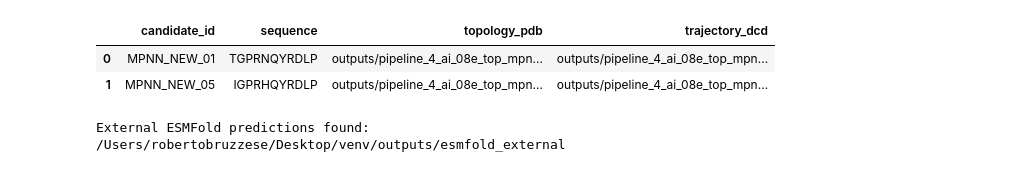
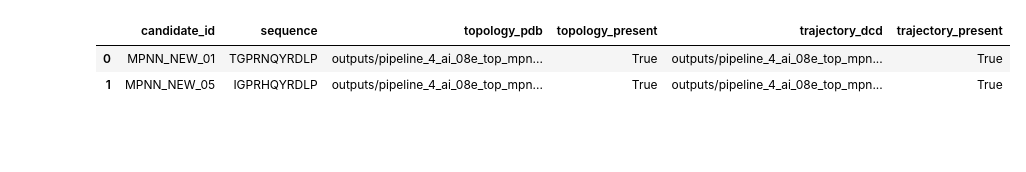
Before and after one commit to robertobruzzese/PEARL, a Jupyter notebook: pipeline_4_protein_language_model_design/08g_ESMFold_Structural_Validation.ipynb, the cells around one changed output. Drawn from its saved outputs; the diff is of its cells as text; code cells hidden in the pictures; blank space fills up the shorter version.

```diff
--- a/pipeline_4_protein_language_model_design/08g_ESMFold_Structural_Validation.ipynb
+++ b/pipeline_4_protein_language_model_design/08g_ESMFold_Structural_Validation.ipynb
@@ -115,23 +163,32 @@ Candidates and sequences are extracted from 08f source. The expected 08e topolog
 # %%
-MD_ROOT=Path("outputs/pipeline_4_ai_08e_top_mpnn_md/production_1ns")
-rows=[]
+MD_ROOT = Path("outputs/pipeline_4_ai_08e_top_mpnn_md/production_1ns")
+traceability_rows = []
+
 for cid in TARGET_CANDIDATES:
- t=MD_ROOT/cid/"trajectory"; tops=[t/f"{cid}_protein_MDA_topology.pdb",t/f"{cid}_protein_topology.pdb"]; dcds=[t/f"{cid}_production_protein.dcd",t/f"{cid}_production_full.dcd"]
- rows.append({"candidate_id":cid,"sequence":CANDIDATE_SEQUENCES[cid],"topology_pdb":str(next((x for x in tops if x.exists()),'')),"trajectory_dcd":str(next((x for x in dcds if x.exists()),''))})
-input_df=pd.DataFrame(rows); display(input_df)
+    trajectory_dir = MD_ROOT / cid / "trajectory"
+    topology_candidates = [
+        trajectory_dir / f"{cid}_protein_MDA_topology.pdb",
+        trajectory_dir / f"{cid}_protein_topology.pdb",
+    ]
+    trajectory_candidates = [
+        trajectory_dir / f"{cid}_production_protein.dcd",
+        trajectory_dir / f"{cid}_production_full.dcd",
+    ]
+    topology = next((p for p in topology_candidates if p.exists()), None)
+    trajectory = next((p for p in trajectory_candidates if p.exists()), None)
+    traceability_rows.append({
+        "candidate_id": cid,
+        "sequence": CANDIDATE_SEQUENCES[cid],
+        "topology_pdb": str(topology) if topology else None,
+        "topology_present": topology is not None,
+        "trajectory_dcd": str(trajectory) if trajectory else None,
+        "trajectory_present": trajectory is not None,
+    })
+
+input_df = pd.DataFrame(traceability_rows)
+input_df.to_csv(TABLE_DIR / "08g_input_traceability.csv", index=False)
+display(input_df)
 # %% [output]
-|  | candidate_id | sequence | topology_pdb | trajectory_dcd |
-| 0 | MPNN_NEW_01 | TGPRNQYRDLP | outputs/pipeline_4_ai_08e_top_mpn... | outputs/pipeline_4_ai_08e_top_mpn... |
-| 1 | MPNN_NEW_05 | IGPRHQYRDLP | outputs/pipeline_4_ai_08e_top_mpn... | outputs/pipeline_4_ai_08e_top_mpn... |
+|  | candidate_id | sequence | topology_pdb | topology_present | trajectory_dcd | trajectory_present |
+| 0 | MPNN_NEW_01 | TGPRNQYRDLP | outputs/pipeline_4_ai_08e_top_mpn... | True | outputs/pipeline_4_ai_08e_top_mpn... | True |
+| 1 | MPNN_NEW_05 | IGPRHQYRDLP | outputs/pipeline_4_ai_08e_top_mpn... | True | outputs/pipeline_4_ai_08e_top_mpn... | True |
-# %%
-# External mode is intentional on this macOS environment: local OpenFold/ESMFold
-# requires CUDA/nvcc and is not used here.
-if PREDICTION_MODE != "external":
-    raise ValueError("This corrected notebook is configured for external ESMFold PDBs. Set PREDICTION_MODE='external'.")
-required_pdbs=[EXTERNAL_PDB_DIR/f"{cid}.pdb" for cid in TARGET_CANDIDATES]
-missing=[str(p) for p in required_pdbs if not p.exists()]
-if missing:
-    raise FileNotFoundError("Missing external ESMFold predictions:\n"+"\n".join(missing)+"\nCreate/download these real PDBs before continuing.")
-print("External ESMFold predictions found:", EXTERNAL_PDB_DIR.resolve())
-# %% [output]
-External ESMFold predictions found: /Users/robertobruzzese/Desktop/venv/outputs/esmfold_external
```
Also changed, not shown: parts of 28 cells of this notebook.
